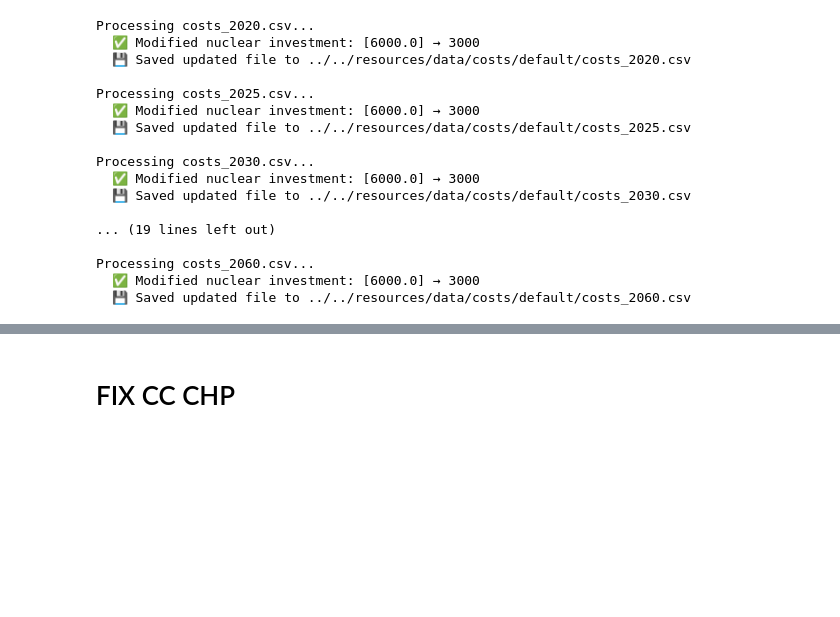
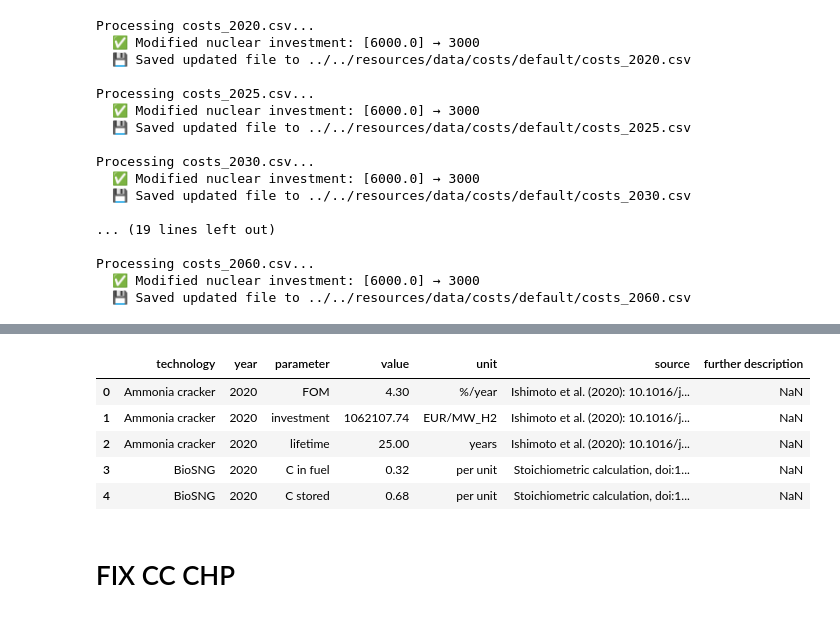
Before and after one commit to beijingzyl/PyPSA-China-PIK, a Jupyter notebook: workflow/notebooks/update_cost_data.ipynb, the cells around one changed output, grey strips where cells are left out. Drawn from its saved outputs; the diff is of its cells as text; code cells hidden in the pictures; blank space fills up the shorter version.

```diff
--- a/workflow/notebooks/update_cost_data.ipynb
+++ b/workflow/notebooks/update_cost_data.ipynb
@@ -175,3 +161,13 @@ unit                                              cny/kw
+# %%
+df = pd.read_csv("../../resources/data/costs/default/costs_2020.csv")
+df.head()
+# %% [output]
+|  | technology | year | parameter | value | unit | source | further description |
+| 0 | Ammonia cracker | 2020 | FOM | 4.30 | %/year | Ishimoto et al. (2020): 10.1016/j... | NaN |
+| 1 | Ammonia cracker | 2020 | investment | 1062107.74 | EUR/MW_H2 | Ishimoto et al. (2020): 10.1016/j... | NaN |
+| 2 | Ammonia cracker | 2020 | lifetime | 25.00 | years | Ishimoto et al. (2020): 10.1016/j... | NaN |
+| 3 | BioSNG | 2020 | C in fuel | 0.32 | per unit | Stoichiometric calculation, doi:1... | NaN |
+| 4 | BioSNG | 2020 | C stored | 0.68 | per unit | Stoichiometric calculation, doi:1... | NaN |
 # %%
 heat_rate = 300 # gce/kwh
 gce_to_kwh = 8.14/1000
```
Also changed, not shown: parts of 1 cell of this notebook, 13 other files.
